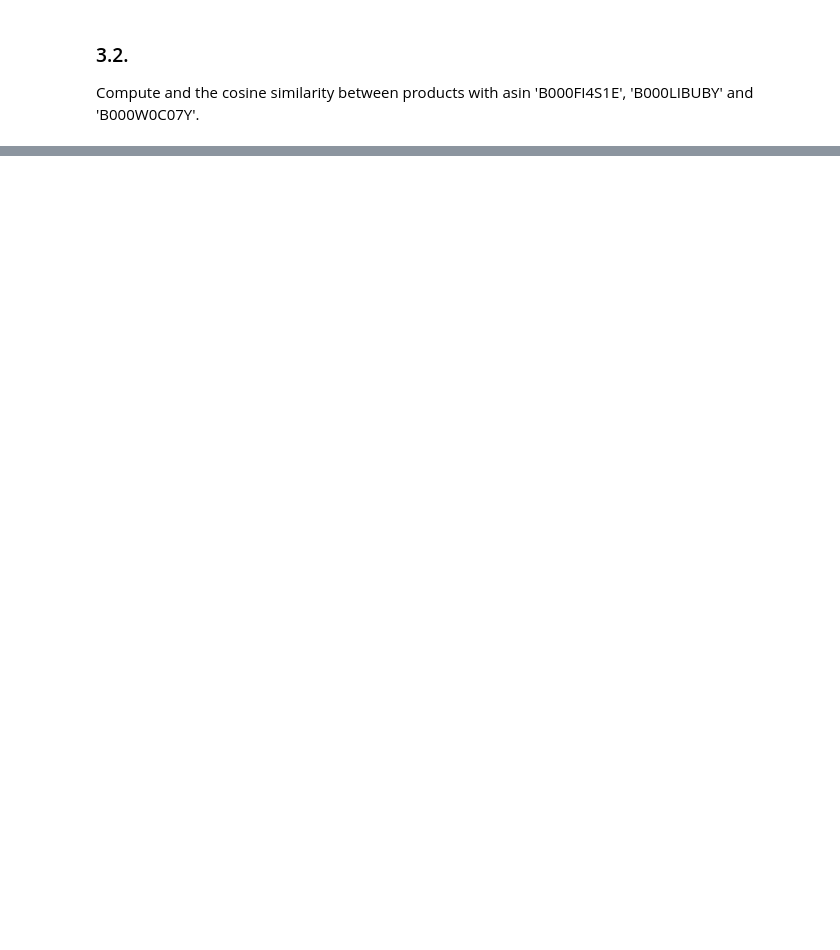
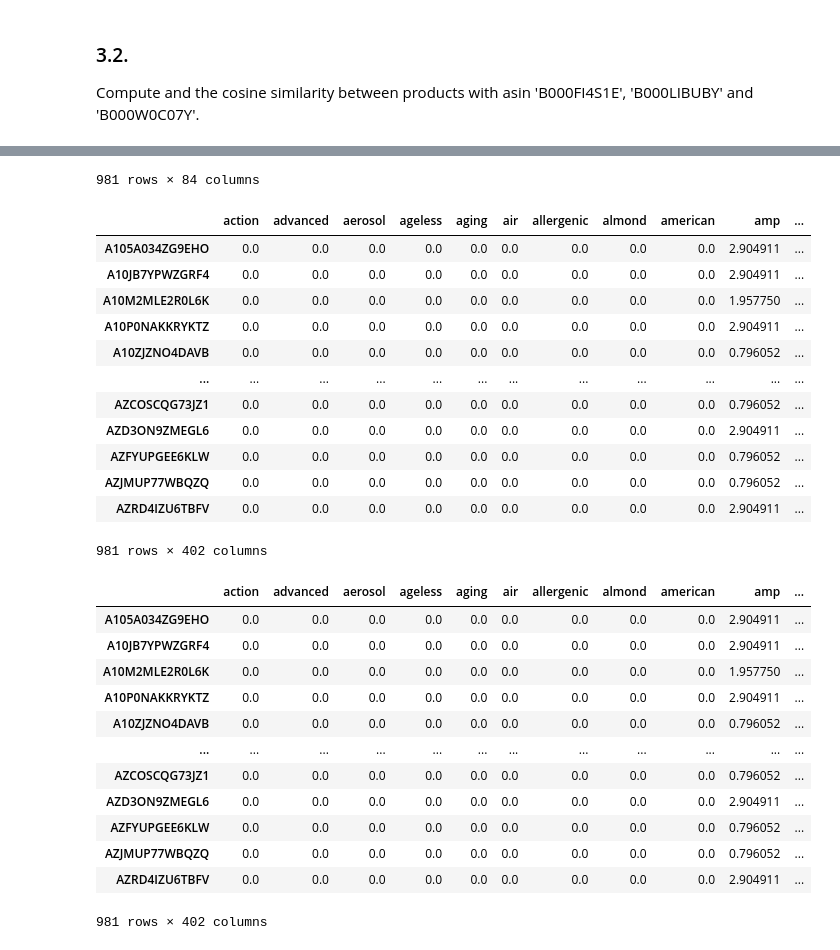
Before and after one commit to vlr112/WebScicence_FinalProject, a Jupyter notebook: labs/session_1/Session_1.ipynb, the cells around one changed output, grey strips where cells are left out. Cells and saved outputs as stored; diff of their text form; code cells hidden in the pictures; blank space fills up the shorter version.

```diff
--- a/labs/session_1/Session_1.ipynb
+++ b/labs/session_1/Session_1.ipynb
@@ -70,7 +62,7 @@ def getDF(path):
   # return pd.DataFrame.from_dict(df)
 
 
-# df = getDF('All_Beauty_5.json.gz')
+df = getDF('All_Beauty_5.json.gz')
 # %%
 
 class Data:
@@ -91,6 +83,8 @@ class Data:
 
 
   def clean_data(self):
+
+    """ pre test data frame"""
 
     df_clean = self.remove_duplicates()
 
@@ -1166,0 +943,10 @@ from nltk.tokenize.treebank import TreebankWordDetokenizer
+# %%
+# access items in df 5_core
+bebe = Data(df)
+
+items_train = bebe.get_train()['asin'].unique()
+items_test = bebe.get_test()['asin'].unique()
+
+items = pd.DataFrame(np.concatenate((items_train, items_test)))[0].unique()
+
+len(items)
@@ -1166,0 +955,4 @@ from nltk.tokenize.treebank import TreebankWordDetokenizer
+# %%
+meta_df = getDF('meta_All_Beauty.json.gz')
+
+meta_df['asin'].nunique()
@@ -1253,0 +1549,31 @@ Compute and the cosine similarity between products with asin 'B000FI4S1E', 'B000
+# %%
+almost = user_item_matrix(train_and_test)
+
+#make sure columns (items) order is correct, before matrix multiplication
+almost = almost[list(temp['asin'])]
+
+almost
+
+#get number of rated items per user to use later in the weighted vectorization
+oi= (almost != 0).astype(int).sum(axis=1)
+# make df to later append
+oi = pd.DataFrame((oi), index = oi.index)
+
+
+almost_matrix = almost.to_numpy()
+# Multiply(981,84) * (84, 402) -> (981, 402)
+user_vectors_matrix = np.dot(almost_matrix,tfidf_matrix_dense)
+
+
+user_vectors_df = pd.DataFrame(user_vectors_matrix, columns = tf.get_feature_names(), index = list(almost.index))
+
+user_vectors_df
+
+user_vectors_df['count'] = oi
+
+
+final = user_vectors_df.div(user_vectors_df['count'], axis = 0).drop(columns = ['count'])
+
+
+user_vectors_df
+# %% [output]
@@ -1253,0 +1593,27 @@ Compute and the cosine similarity between products with asin 'B000FI4S1E', 'B000
+981 rows × 84 columns
+|  | action | advanced | aerosol | ageless | aging | air | allergenic | almond | american | amp | ... |
+| A105A034ZG9EHO | 0.0 | 0.0 | 0.0 | 0.0 | 0.0 | 0.0 | 0.0 | 0.0 | 0.0 | 2.904911 | ... |
+| A10JB7YPWZGRF4 | 0.0 | 0.0 | 0.0 | 0.0 | 0.0 | 0.0 | 0.0 | 0.0 | 0.0 | 2.904911 | ... |
+| A10M2MLE2R0L6K | 0.0 | 0.0 | 0.0 | 0.0 | 0.0 | 0.0 | 0.0 | 0.0 | 0.0 | 1.957750 | ... |
+| A10P0NAKKRYKTZ | 0.0 | 0.0 | 0.0 | 0.0 | 0.0 | 0.0 | 0.0 | 0.0 | 0.0 | 2.904911 | ... |
+| A10ZJZNO4DAVB | 0.0 | 0.0 | 0.0 | 0.0 | 0.0 | 0.0 | 0.0 | 0.0 | 0.0 | 0.796052 | ... |
+| ... | ... | ... | ... | ... | ... | ... | ... | ... | ... | ... | ... |
+| AZCOSCQG73JZ1 | 0.0 | 0.0 | 0.0 | 0.0 | 0.0 | 0.0 | 0.0 | 0.0 | 0.0 | 0.796052 | ... |
+| AZD3ON9ZMEGL6 | 0.0 | 0.0 | 0.0 | 0.0 | 0.0 | 0.0 | 0.0 | 0.0 | 0.0 | 2.904911 | ... |
+| AZFYUPGEE6KLW | 0.0 | 0.0 | 0.0 | 0.0 | 0.0 | 0.0 | 0.0 | 0.0 | 0.0 | 0.796052 | ... |
+| AZJMUP77WBQZQ | 0.0 | 0.0 | 0.0 | 0.0 | 0.0 | 0.0 | 0.0 | 0.0 | 0.0 | 0.796052 | ... |
+| AZRD4IZU6TBFV | 0.0 | 0.0 | 0.0 | 0.0 | 0.0 | 0.0 | 0.0 | 0.0 | 0.0 | 2.904911 | ... |
+981 rows × 402 columns
+|  | action | advanced | aerosol | ageless | aging | air | allergenic | almond | american | amp | ... |
+| A105A034ZG9EHO | 0.0 | 0.0 | 0.0 | 0.0 | 0.0 | 0.0 | 0.0 | 0.0 | 0.0 | 2.904911 | ... |
+| A10JB7YPWZGRF4 | 0.0 | 0.0 | 0.0 | 0.0 | 0.0 | 0.0 | 0.0 | 0.0 | 0.0 | 2.904911 | ... |
+| A10M2MLE2R0L6K | 0.0 | 0.0 | 0.0 | 0.0 | 0.0 | 0.0 | 0.0 | 0.0 | 0.0 | 1.957750 | ... |
+| A10P0NAKKRYKTZ | 0.0 | 0.0 | 0.0 | 0.0 | 0.0 | 0.0 | 0.0 | 0.0 | 0.0 | 2.904911 | ... |
+| A10ZJZNO4DAVB | 0.0 | 0.0 | 0.0 | 0.0 | 0.0 | 0.0 | 0.0 | 0.0 | 0.0 | 0.796052 | ... |
+| ... | ... | ... | ... | ... | ... | ... | ... | ... | ... | ... | ... |
+| AZCOSCQG73JZ1 | 0.0 | 0.0 | 0.0 | 0.0 | 0.0 | 0.0 | 0.0 | 0.0 | 0.0 | 0.796052 | ... |
+| AZD3ON9ZMEGL6 | 0.0 | 0.0 | 0.0 | 0.0 | 0.0 | 0.0 | 0.0 | 0.0 | 0.0 | 2.904911 | ... |
+| AZFYUPGEE6KLW | 0.0 | 0.0 | 0.0 | 0.0 | 0.0 | 0.0 | 0.0 | 0.0 | 0.0 | 0.796052 | ... |
+| AZJMUP77WBQZQ | 0.0 | 0.0 | 0.0 | 0.0 | 0.0 | 0.0 | 0.0 | 0.0 | 0.0 | 0.796052 | ... |
+| AZRD4IZU6TBFV | 0.0 | 0.0 | 0.0 | 0.0 | 0.0 | 0.0 | 0.0 | 0.0 | 0.0 | 2.904911 | ... |
+981 rows × 402 columns
```
Also changed, not shown: parts of 72 cells of this notebook, 2 other files.
